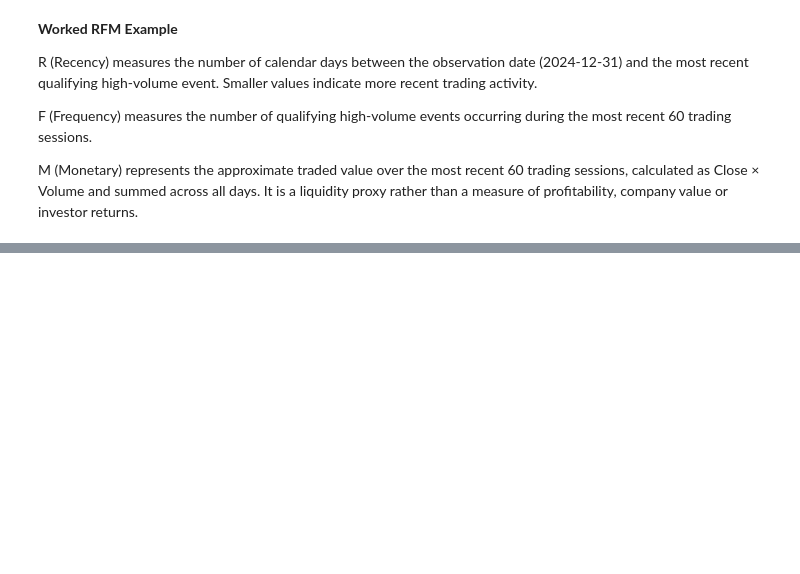
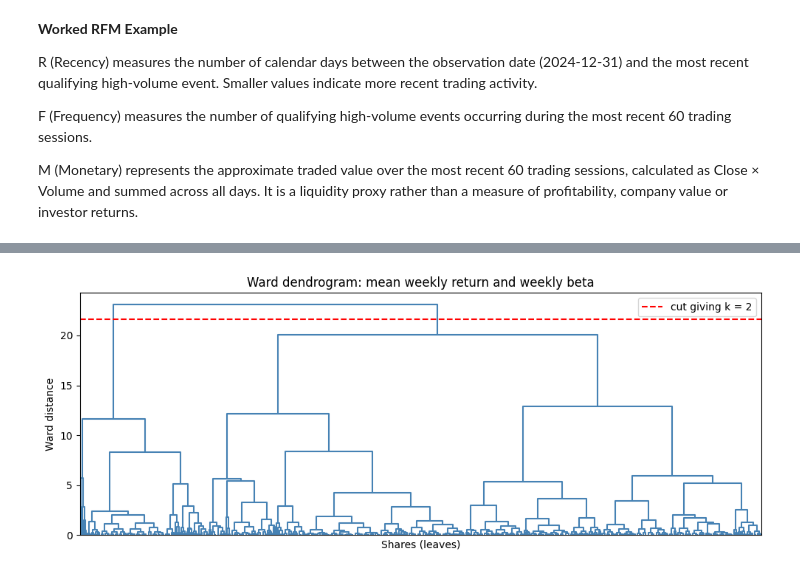
Before and after one commit to Sav200512/sp500-rfm-segmentation-cw, a Jupyter notebook: Task_1_and_2_cw_(20232749_W2151870).ipynb, the cells around one changed output, grey strips where cells are left out. Cells and saved outputs as stored; diff of their text form; code cells hidden in the pictures; blank space fills up the shorter version.

```diff
--- a/Task_1_and_2_cw_(20232749_W2151870).ipynb
+++ b/Task_1_and_2_cw_(20232749_W2151870).ipynb
@@ -767,0 +819,16 @@ M (Monetary) represents the approximate traded value over the most recent 60 tra
+# %%
+features = (risk_return_features.set_index("Ticker")
+            .join(rfm_features, how="inner"))
+features["log1p_M"] = np.log1p(features["M"])
+features["AsOf"] = OBSERVATION_DATE.date()
+features.to_csv("data/processed/feature_table.csv")
+
+num = ["Mean_Weekly_Return", "Weekly_Beta", "R", "F", "M", "log1p_M"]
+summary = features[num].describe().T[["count", "mean", "50%", "std", "min", "max"]]
+summary = summary.rename(columns={"50%": "median"})
+summary["skew"] = features[num].skew()
+summary.to_csv("data/processed/feature_summary.csv")
+display(summary)
+
+print("Shares with F = 0:", int((features["F"] == 0).sum()))
+print("Most common R values:\n", features["R"].value_counts().head(5))
@@ -767,0 +1108,13 @@ M (Monetary) represents the approximate traded value over the most recent 60 tra
+# %%
+def draw_dendro(Zm, k_cut, title, fname):
+    plt.figure(figsize=(10, 4))
+    dendrogram(Zm, no_labels=True, color_threshold=0, above_threshold_color="steelblue")
+    n = Zm.shape[0] + 1
+    h = (Zm[n - k_cut - 1, 2] + Zm[n - k_cut, 2]) / 2
+    plt.axhline(h, color="red", ls="--", label=f"cut giving k = {k_cut}")
+    plt.title(title); plt.xlabel("Shares (leaves)"); plt.ylabel("Ward distance"); plt.legend()
+    plt.tight_layout(); plt.savefig(fname, dpi=150); plt.show()
+
+draw_dendro(Z_rr,  chosen["HC_RR"],  "Ward dendrogram: mean weekly return and weekly beta", "figures/dendrogram_risk_return.png")
+# %% [output]
+[figure, added]
```
Also changed, not shown: parts of 28 cells of this notebook.
